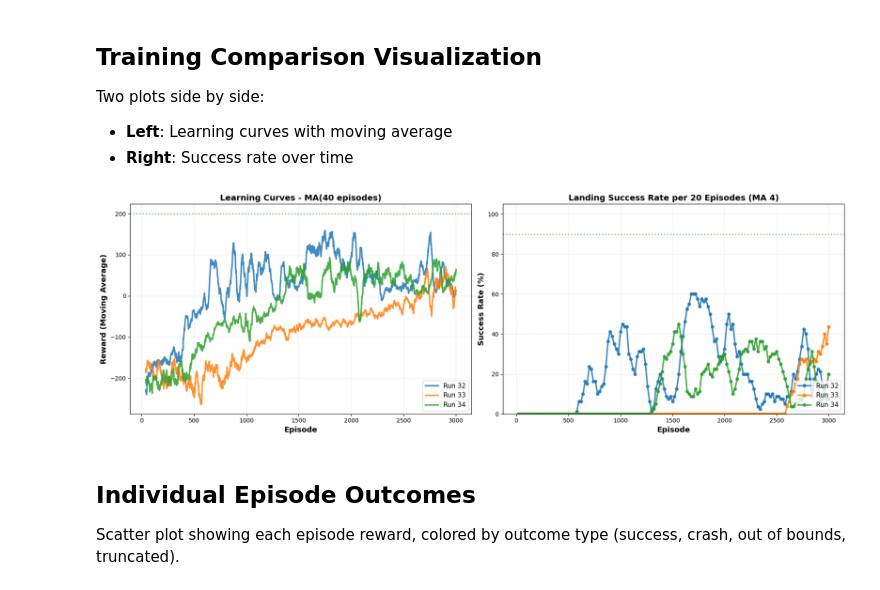
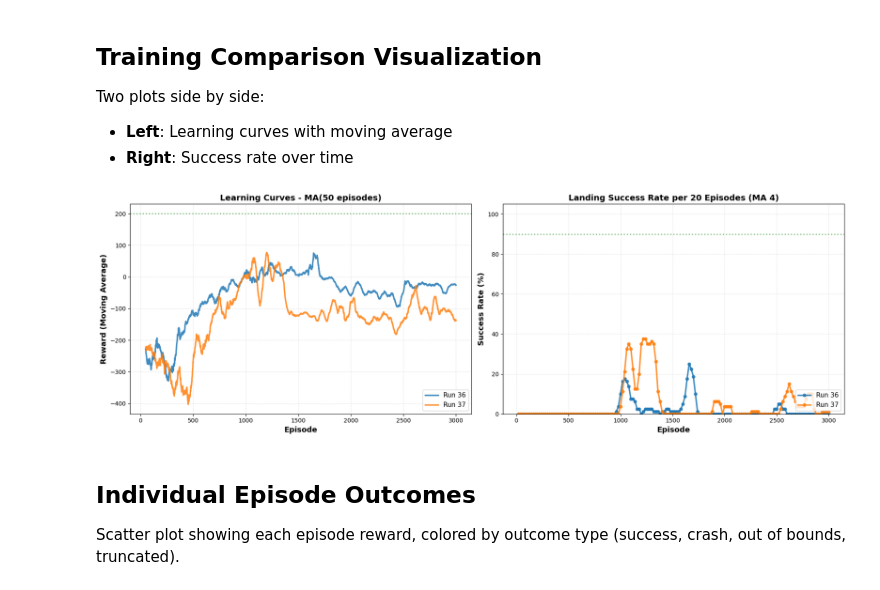
Before and after one commit to 01andreabattaglia/Lunar_Lander_Reinforcement_Learning, a Jupyter notebook: runs_comparison.ipynb, the cells around one changed output. Saved outputs shown, nothing was run; the diff lists cells and outputs as text; code cells hidden in the pictures.

```diff
--- a/runs_comparison.ipynb
+++ b/runs_comparison.ipynb
@@ -39,7 +39,8 @@ Modify the list below to select which runs you want to compare (2, 3, or 4 runs)
 Each run will be displayed with a different color and label.
 # %%
 # ========== MODIFY THIS LIST TO SELECT RUNS TO COMPARE ==========
-selected_runs = ['32', '33', '34']  # All available runs
+ # from 23 to 26
+selected_runs = ['36', '37']  # Compare different max_grad_norm values
 # Examples:
 # selected_runs = ['02', '04', '05']  # Compare epsilon strategies
 # selected_runs = ['01', '02', '03', '04']  # Compare 4 runs
@@ -105,7 +106,7 @@ fig, axes = plt.subplots(1, 2, figsize=(18, 6))
 
 # ===== PLOT 1: Learning Curves with Moving Average =====
 ax = axes[0]
-window = 40
+window = 50
 
 for run_id in selected_runs:
     # Filter data for this run and reset index
@@ -146,34 +147,34 @@ for run_id in selected_runs:
     )
 
     # Moving average (base 5) of success rate
     success_rate_ma = success_rate.rolling(window=ma_window, min_periods=1).mean()
 
     # Episodes for x-axis (now correctly 20, 40, 60, ... 800)
     episodes_bin = (np.arange(len(success_rate)) + 1) * log_interval
 
     # Plot (let matplotlib choose colors automatically)
     ax.plot(
         episodes_bin,
         success_rate_ma.values,
         marker=run_markers.get(run_id, 'o'),
         linewidth=2.5,
         label=run_labels.get(run_id, f'Run {run_id}'),
         markersize=5,
         alpha=0.85
     )
 
 ax.set_xlabel('Episode', fontsize=13, fontweight='bold')
 ax.set_ylabel('Success Rate (%)', fontsize=13, fontweight='bold')
 ax.set_title(f'Landing Success Rate per {log_interval} Episodes (MA {ma_window})', fontsize=14, fontweight='bold')
 ax.legend(fontsize=11, loc='lower right')
 ax.grid(True, alpha=0.3, linestyle='--')
 ax.set_ylim([0, 105])
 ax.axhline(y=90, color='green', linestyle=':', linewidth=2, alpha=0.5, label='90% Success')
 
 plt.tight_layout()
 plt.show()
 # %% [output]
-[figure, old version]
+[figure, new version]
 # %% [markdown]
 ## Individual Episode Outcomes
 
```
Also changed, not shown: parts of 4 cells of this notebook, 7 other files.
